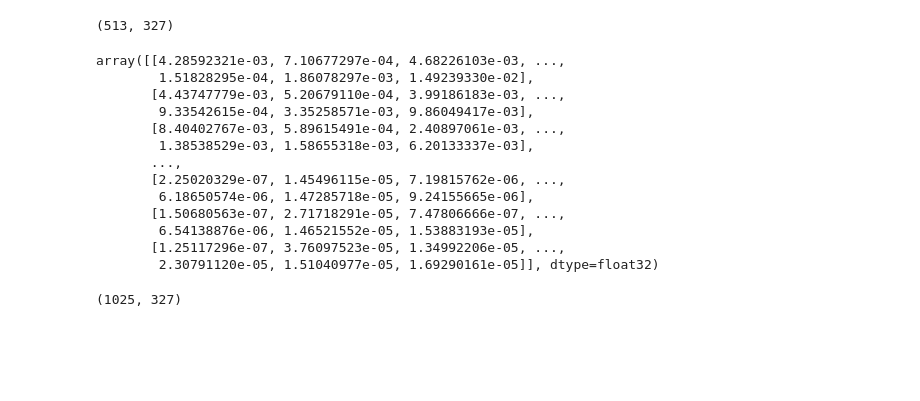
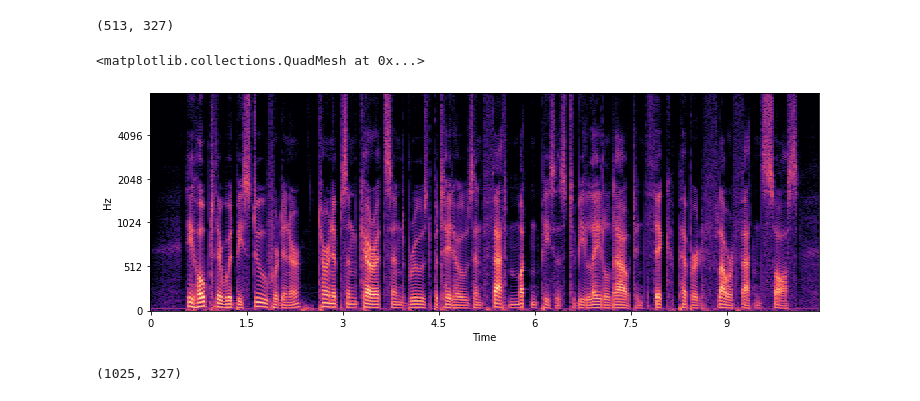
Before and after one commit to DevTae/Digital-Signal-Processing-Exercise, a Jupyter notebook: Digital-Signal-Processing-Exercise.ipynb, the cells around one changed output. Saved outputs shown, nothing was run; the diff lists cells and outputs as text; code cells hidden in the pictures; blank space fills up the shorter version.

```diff
--- a/Digital-Signal-Processing-Exercise.ipynb
+++ b/Digital-Signal-Processing-Exercise.ipynb
@@ -278,21 +279,14 @@ D.shape
 # %% [output]
 (513, 327)
 # %%
-D
+# STFT 실행 후 phase 를 날린(!) 데이터를 시각화
+log_D = librosa.power_to_db(D, ref=np.max)
+
+plt.figure(figsize=(12,4))
+librosa.display.specshow(log_D, sr=sr, x_axis='time', y_axis='mel')
 # %% [output]
-array([[4.28592321e-03, 7.10677297e-04, 4.68226103e-03, ...,
-        1.51828295e-04, 1.86078297e-03, 1.49239330e-02],
-       [4.43747779e-03, 5.20679110e-04, 3.99186183e-03, ...,
-        9.33542615e-04, 3.35258571e-03, 9.86049417e-03],
-       [8.40402767e-03, 5.89615491e-04, 2.40897061e-03, ...,
-        1.38538529e-03, 1.58655318e-03, 6.20133337e-03],
-       ...,
-       [2.25020329e-07, 1.45496115e-05, 7.19815762e-06, ...,
-        6.18650574e-06, 1.47285718e-05, 9.24155665e-06],
-       [1.50680563e-07, 2.71718291e-05, 7.47806666e-07, ...,
-        6.54138876e-06, 1.46521552e-05, 1.53883193e-05],
-       [1.25117296e-07, 3.76097523e-05, 1.34992206e-05, ...,
-        2.30791120e-05, 1.51040977e-05, 1.69290161e-05]], dtype=float32)
+<matplotlib.collections.QuadMesh at 0x...>
+[figure, added]
 # %%
 # librosa 를 활용하여 stft, amplitude_to_db 계산 적용
 D = librosa.amplitude_to_db(np.abs(librosa.stft(audioData.numpy())), ref=np.max)
```
Also changed, not shown: parts of 11 cells of this notebook.
